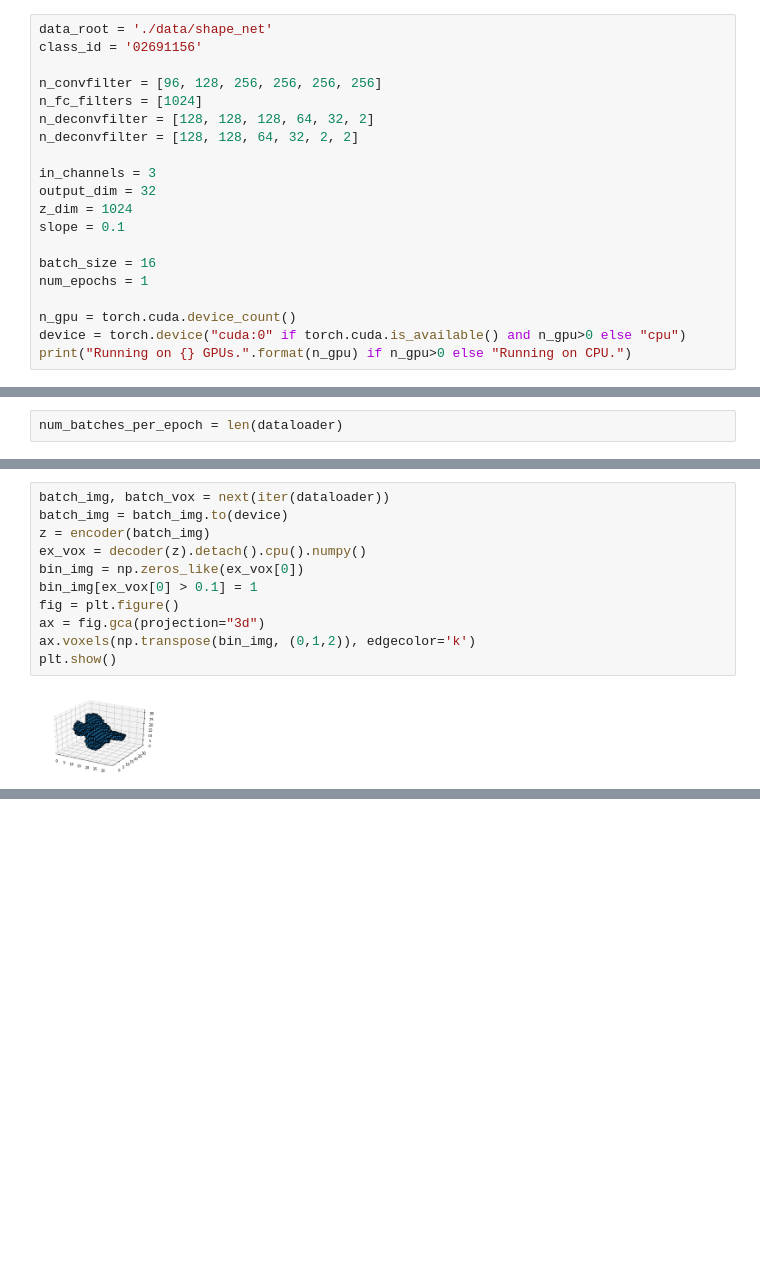
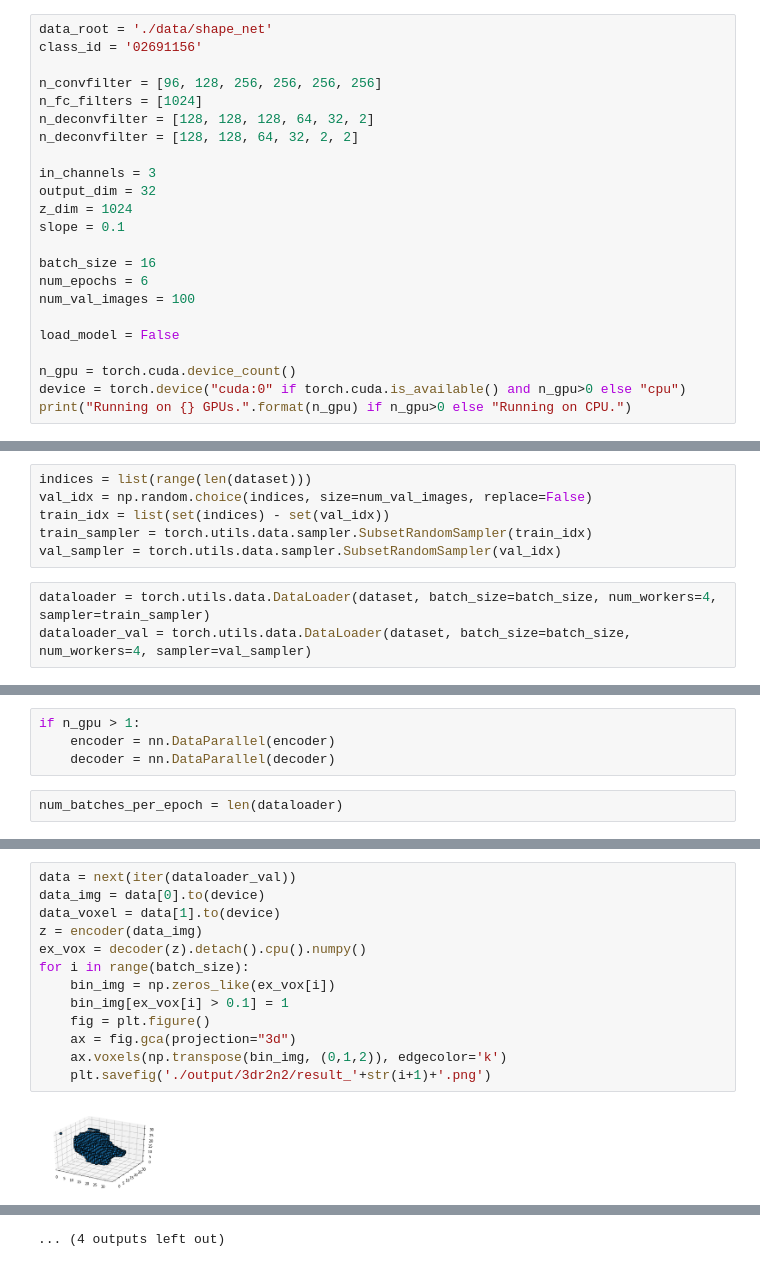
Before and after one commit to m-niemeyer/pytorch_introduction, a Jupyter notebook: 3dr2n2.ipynb, the cells around one changed output, grey strips where cells are left out. Cells and saved outputs as stored; diff of their text form; blank space fills up the shorter version.

```diff
--- a/3dr2n2.ipynb
+++ b/3dr2n2.ipynb
@@ -48,7 +53,10 @@ z_dim = 1024
 slope = 0.1
 
 batch_size = 16
-num_epochs = 1
+num_epochs = 6
+num_val_images = 100
+
+load_model = False
 
 n_gpu = torch.cuda.device_count()
 device = torch.device("cuda:0" if torch.cuda.is_available() and n_gpu>0 else "cpu")
@@ -96,3 +103,12 @@ dataloader = torch.utils.data.DataLoader(dataset, batch_size=batch_size, shuffle
+# %%
+indices = list(range(len(dataset)))
+val_idx = np.random.choice(indices, size=num_val_images, replace=False)
+train_idx = list(set(indices) - set(val_idx))
+train_sampler = torch.utils.data.sampler.SubsetRandomSampler(train_idx)
+val_sampler = torch.utils.data.sampler.SubsetRandomSampler(val_idx)
+# %%
+dataloader = torch.utils.data.DataLoader(dataset, batch_size=batch_size, num_workers=4, sampler=train_sampler)
+dataloader_val = torch.utils.data.DataLoader(dataset, batch_size=batch_size, num_workers=4, sampler=val_sampler)
 # %%
 img, vox = next(iter(dataloader))
 # %%
@@ -276,6 +292,10 @@ decoder = Decoder().to(device)
 # %%
 criterion = nn.BCELoss()
 optimizer = optim.Adam(list(encoder.parameters()) + list(decoder.parameters()))
+# %%
+if n_gpu > 1:
+    encoder = nn.DataParallel(encoder)
+    decoder = nn.DataParallel(decoder)
 # %%
 num_batches_per_epoch = len(dataloader)
 # %%
@@ -322,13 +354,15 @@ Epoch Time: 81.52357006072998
 # %%
-batch_img, batch_vox = next(iter(dataloader))
-batch_img = batch_img.to(device)
-z = encoder(batch_img)
+data = next(iter(dataloader_val))
+data_img = data[0].to(device)
+data_voxel = data[1].to(device)
+z = encoder(data_img)
 ex_vox = decoder(z).detach().cpu().numpy()
-bin_img = np.zeros_like(ex_vox[0])
-bin_img[ex_vox[0] > 0.1] = 1
-fig = plt.figure()
-ax = fig.gca(projection="3d")
-ax.voxels(np.transpose(bin_img, (0,1,2)), edgecolor='k')
-plt.show()
+for i in range(batch_size):
+    bin_img = np.zeros_like(ex_vox[i])
+    bin_img[ex_vox[i] > 0.1] = 1
+    fig = plt.figure()
+    ax = fig.gca(projection="3d")
+    ax.voxels(np.transpose(bin_img, (0,1,2)), edgecolor='k')
+    plt.savefig('./output/3dr2n2/result_'+str(i+1)+'.png')
 # %% [output]
-[figure, old version]
+[figure, new version]
@@ -334,0 +380 @@ plt.show()
+... (4 outputs left out)
```
Also changed, not shown: parts of 9 cells of this notebook, 18 other files.
